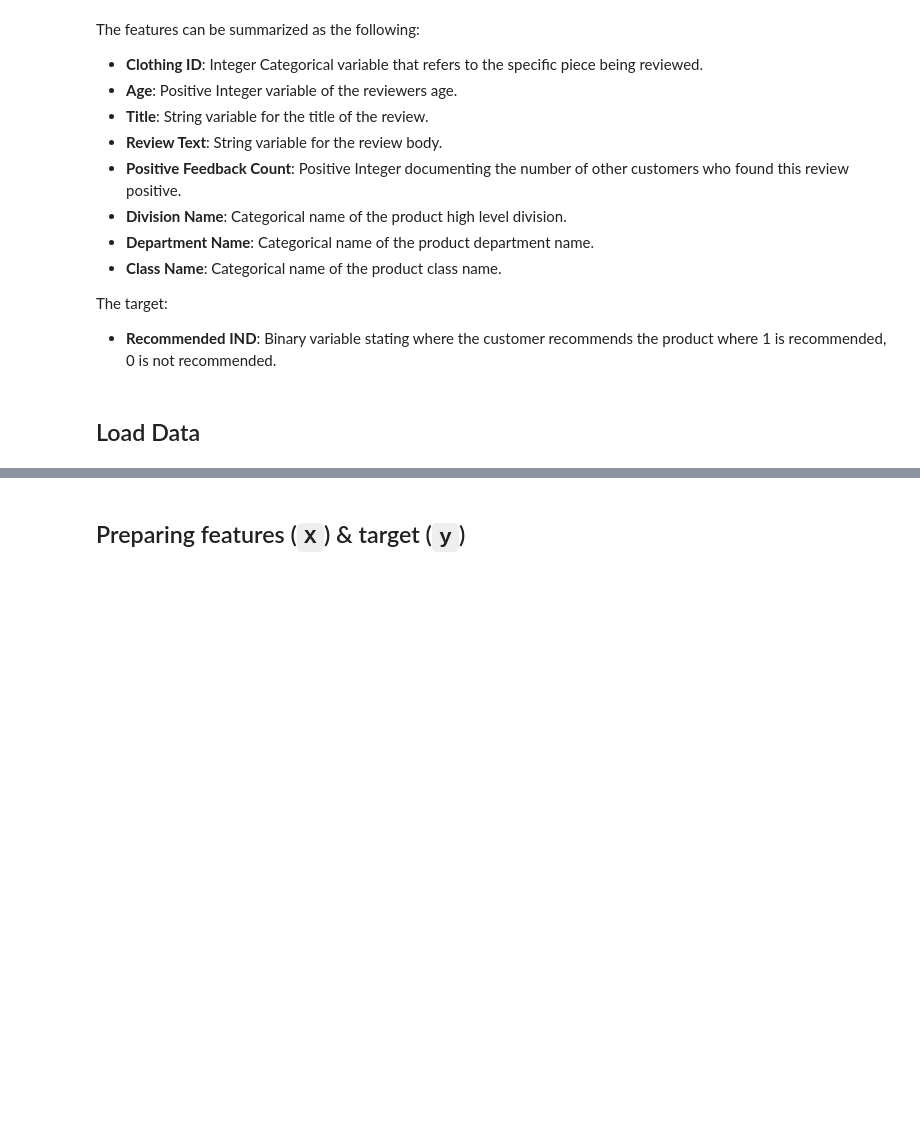
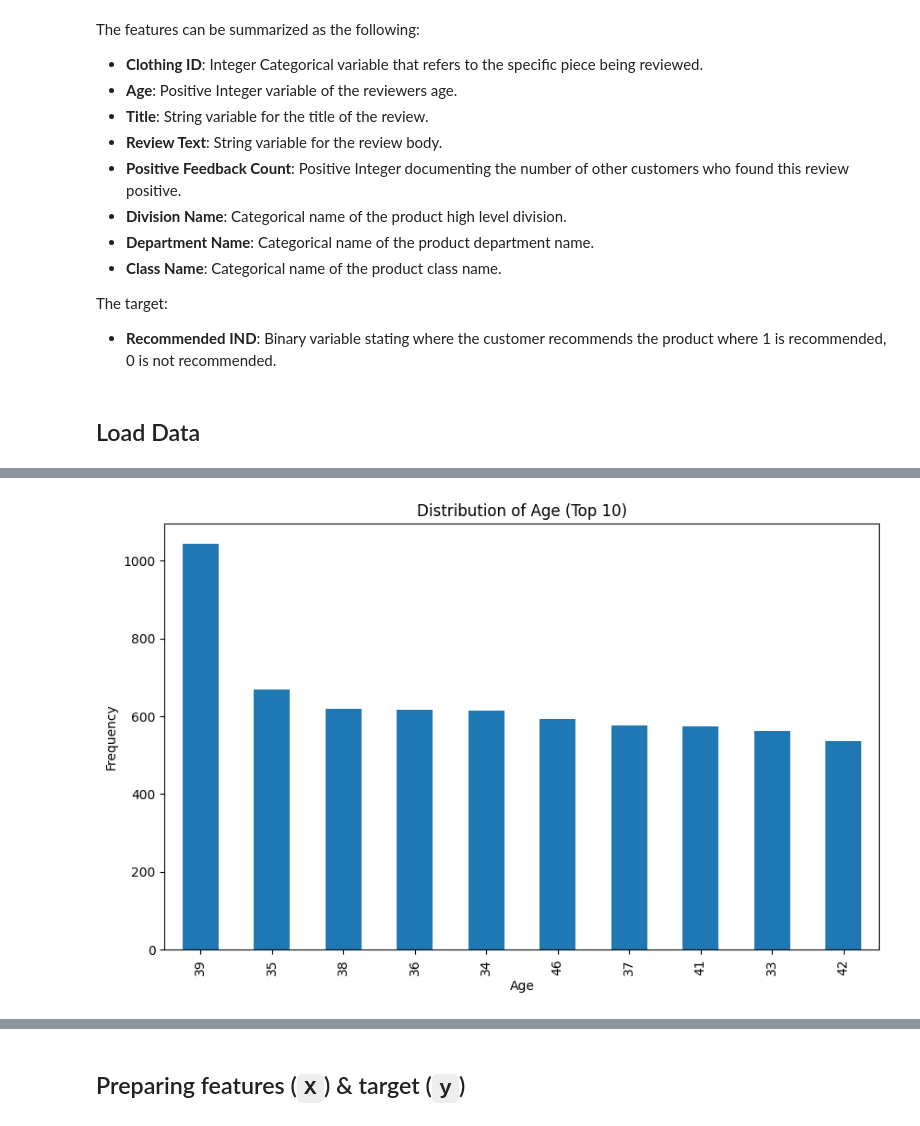
Before and after one commit to Soliman2020/ai_master_DataScientist-Elective_Project03, a Jupyter notebook: starter/starter.ipynb, the cells around one changed output, grey strips where cells are left out. Cells and saved outputs as stored; diff of their text form; code cells hidden in the pictures; blank space fills up the shorter version.

```diff
--- a/starter/starter.ipynb
+++ b/starter/starter.ipynb
@@ -72,0 +151,10 @@ df.head()
+# %%
+# Visualization of age distribution (top 10)
+plt.figure(figsize=(10, 6))
+df['Age'].value_counts().head(10).plot(kind='bar')
+plt.title('Distribution of Age (Top 10)')
+plt.xlabel('Age')
+plt.ylabel('Frequency')
+plt.show()
+# %% [output]
+[figure, added]
```
Also changed, not shown: parts of 11 cells of this notebook.
